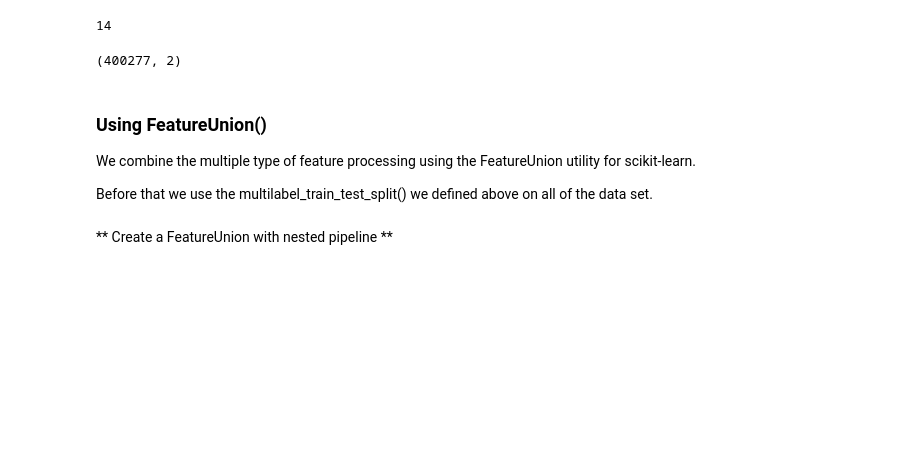
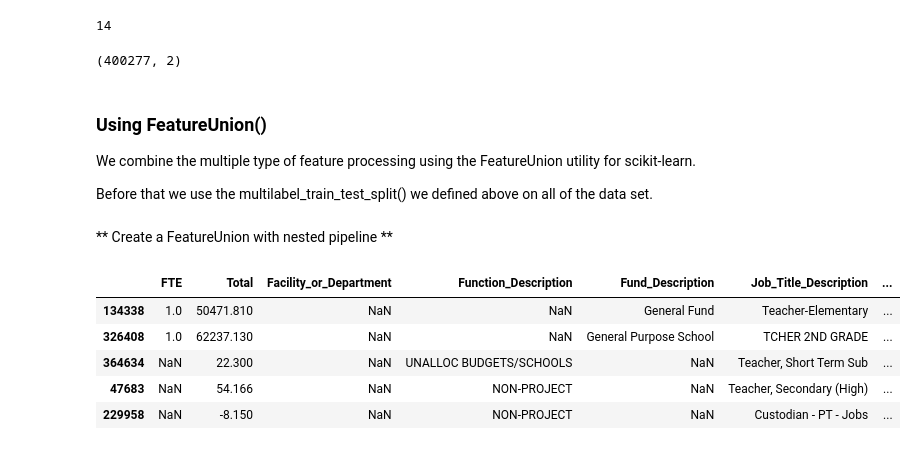
Before and after one commit to awoziji/SchoolBudgetData, a Jupyter notebook: SchoolBudgetData.ipynb, the cells around one changed output. Cells and saved outputs as stored; diff of their text form; code cells hidden in the pictures; blank space fills up the shorter version.

```diff
--- a/SchoolBudgetData.ipynb
+++ b/SchoolBudgetData.ipynb
@@ -856,0 +878,9 @@ process_and_join_features = FeatureUnion(
+# %%
+X_train.head()
+# %% [output]
+|  | FTE | Total | Facility_or_Department | Function_Description | Fund_Description | Job_Title_Description | ... |
+| 134338 | 1.0 | 50471.810 | NaN | NaN | General Fund | Teacher-Elementary | ... |
+| 326408 | 1.0 | 62237.130 | NaN | NaN | General Purpose School | TCHER 2ND GRADE | ... |
+| 364634 | NaN | 22.300 | NaN | UNALLOC BUDGETS/SCHOOLS | NaN | Teacher, Short Term Sub | ... |
+| 47683 | NaN | 54.166 | NaN | NON-PROJECT | NaN | Teacher, Secondary (High) | ... |
+| 229958 | NaN | -8.150 | NaN | NON-PROJECT | NaN | Custodian - PT - Jobs | ... |
```
Also changed, not shown: parts of 12 cells of this notebook.
